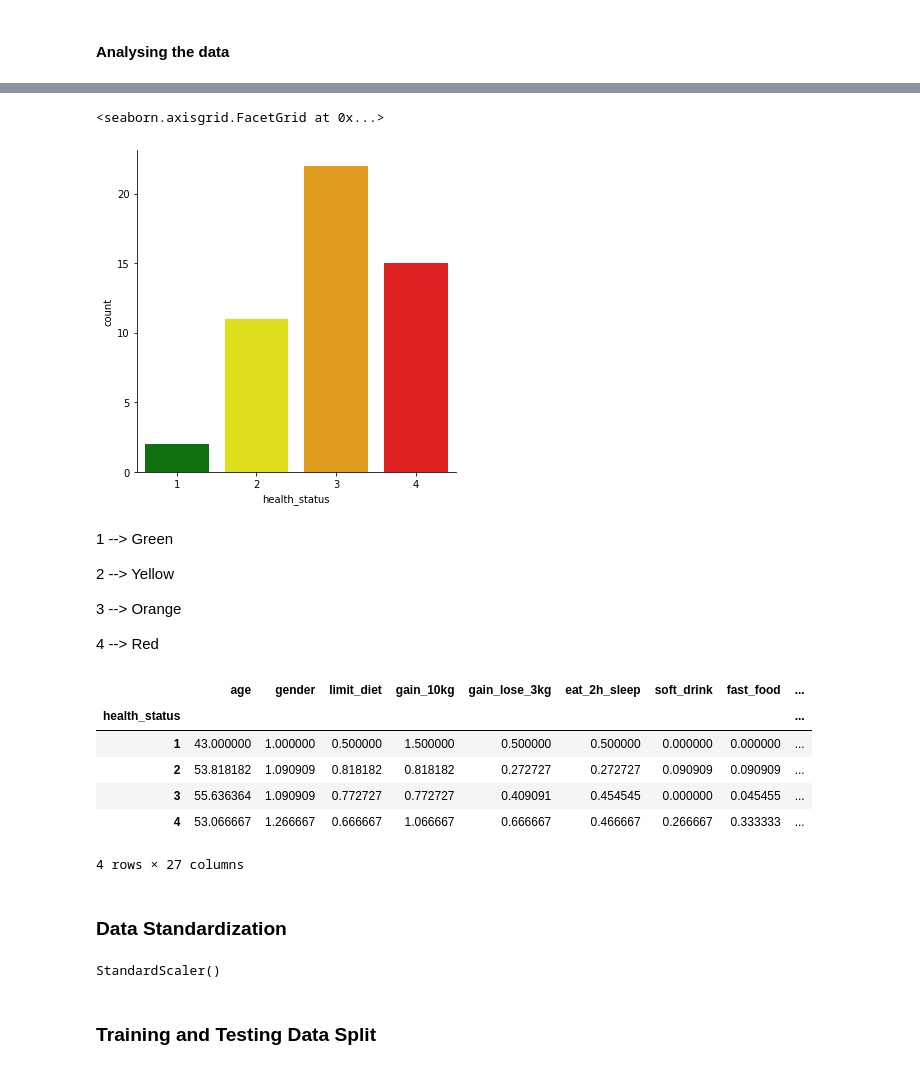
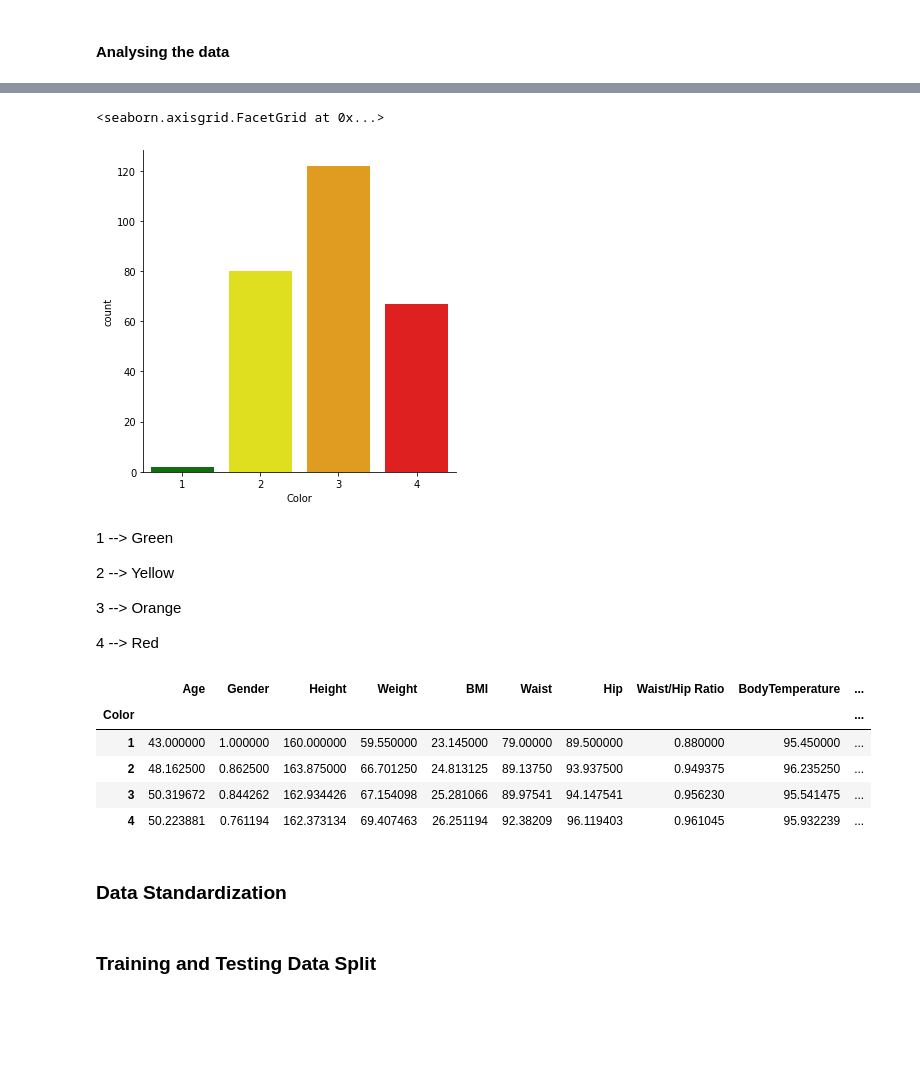
Before and after one commit to Rafeen/ML, a Jupyter notebook: PHC/PHC_SVM.ipynb, the cells around one changed output, grey strips where cells are left out. Saved outputs shown, nothing was run; the diff lists cells and outputs as text; code cells hidden in the pictures; blank space fills up the shorter version.

Commit message:
tested model for clean sample data

```diff
--- a/PHC/PHC_SVM.ipynb
+++ b/PHC/PHC_SVM.ipynb
@@ -21,3 +20,11 @@ df = pd.read_csv('dataset/cleaned_data.csv', index_col=0)
+# %%
+df = pd.read_csv('dataset/clean_sample_data.csv', index_col=0)
+
+#feature cleaning
+df['SpO2'] = (df['SpO2'] >= 95.0).astype(int)
+df['BloodPressure(sys)'] = (df['BloodPressure(sys)'] <= 120).astype(int)
+df['BloodPressure(dia)'] = (df['BloodPressure(dia)'] <= 80).astype(int)
+df['pressure'] = df['BloodPressure(sys)'] & df['BloodPressure(dia)']
 # %%
 df.head()
 # %% [output]
@@ -53,9 +58,9 @@ df.describe()
 # %%
 # number of values for each values
-sns.catplot(x='health_status', data=df, kind = 'count', palette={1:"green", 2:"yellow", 3:'orange', 4:'red'})
+sns.catplot(x='Color', data=df, kind = 'count', palette={1:"green", 2:"yellow", 3:'orange', 4:'red'})
 # %% [output]
 <seaborn.axisgrid.FacetGrid at 0x...>
-[figure, old version]
+[figure, new version]
 # %% [markdown]
 1 --> Green
 
@@ -65,14 +70,13 @@ sns.catplot(x='health_status', data=df, kind = 'count', palette={1:"green", 2:"y
 
 4 --> Red
 # %%
-df.groupby('health_status').mean()
+df.groupby('Color').mean()
 # %% [output]
-|  | age | gender | limit_diet | gain_10kg | gain_lose_3kg | eat_2h_sleep | soft_drink | fast_food | ... |
-| health_status |  |  |  |  |  |  |  |  | ... |
-| 1 | 43.000000 | 1.000000 | 0.500000 | 1.500000 | 0.500000 | 0.500000 | 0.000000 | 0.000000 | ... |
-| 2 | 53.818182 | 1.090909 | 0.818182 | 0.818182 | 0.272727 | 0.272727 | 0.090909 | 0.090909 | ... |
-| 3 | 55.636364 | 1.090909 | 0.772727 | 0.772727 | 0.409091 | 0.454545 | 0.000000 | 0.045455 | ... |
-| 4 | 53.066667 | 1.266667 | 0.666667 | 1.066667 | 0.666667 | 0.466667 | 0.266667 | 0.333333 | ... |
+|  | Age | Gender | Height | Weight | BMI | Waist | Hip | Waist/Hip Ratio | BodyTemperature | ... |
+| Color |  |  |  |  |  |  |  |  |  | ... |
+| 1 | 43.000000 | 1.000000 | 160.000000 | 59.550000 | 23.145000 | 79.00000 | 89.500000 | 0.880000 | 95.450000 | ... |
+| 2 | 48.162500 | 0.862500 | 163.875000 | 66.701250 | 24.813125 | 89.13750 | 93.937500 | 0.949375 | 96.235250 | ... |
+| 3 | 50.319672 | 0.844262 | 162.934426 | 67.154098 | 25.281066 | 89.97541 | 94.147541 | 0.956230 | 95.541475 | ... |
+| 4 | 50.223881 | 0.761194 | 162.373134 | 69.407463 | 26.251194 | 92.38209 | 96.119403 | 0.961045 | 95.932239 | ... |
-4 rows × 27 columns
 # %%
 # seperating data and labels
@@ -81,8 +88,2 @@ label = df.health_status
 # %% [markdown]
 ### Data Standardization
-# %%
-# importing scaler and fitting data
-scaler = StandardScaler()
-scaler.fit(data)
-# %% [output]
-StandardScaler()
```
Also changed, not shown: parts of 11 cells of this notebook, 3 other files.
